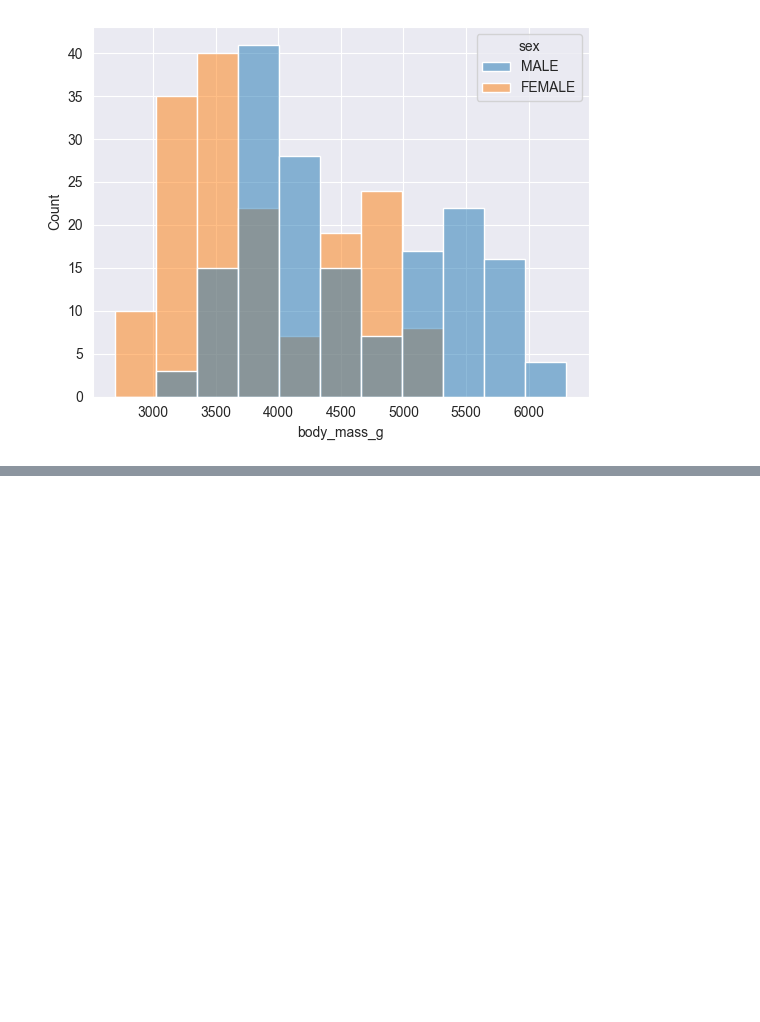
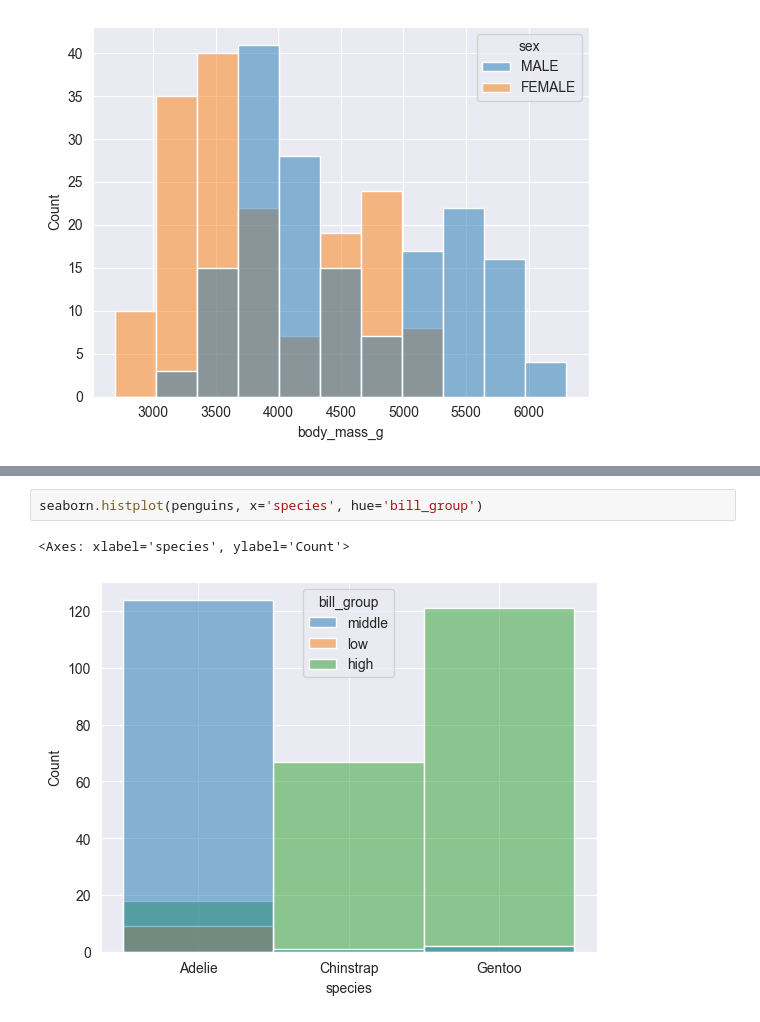
Before and after one commit to AllIWantAreNotAvailable/temp_GeekBrains_AdvancedVersionControl, a Jupyter notebook: seminars/Sem10_Plotting/OnlineTasks/OnlineTasks.ipynb, the cells around one changed output, grey strips where cells are left out. Drawn from its saved outputs; the diff is of its cells as text; blank space fills up the shorter version.

```diff
--- a/seminars/Sem10_Plotting/OnlineTasks/OnlineTasks.ipynb
+++ b/seminars/Sem10_Plotting/OnlineTasks/OnlineTasks.ipynb
@@ -171,0 +198,5 @@ seaborn.histplot(penguins, x='body_mass_g', hue='sex')
+# %%
+seaborn.histplot(penguins, x='species', hue='bill_group')
+# %% [output]
+<Axes: xlabel='species', ylabel='Count'>
+[figure, added]
```
Also changed, not shown: parts of 8 cells of this notebook.
